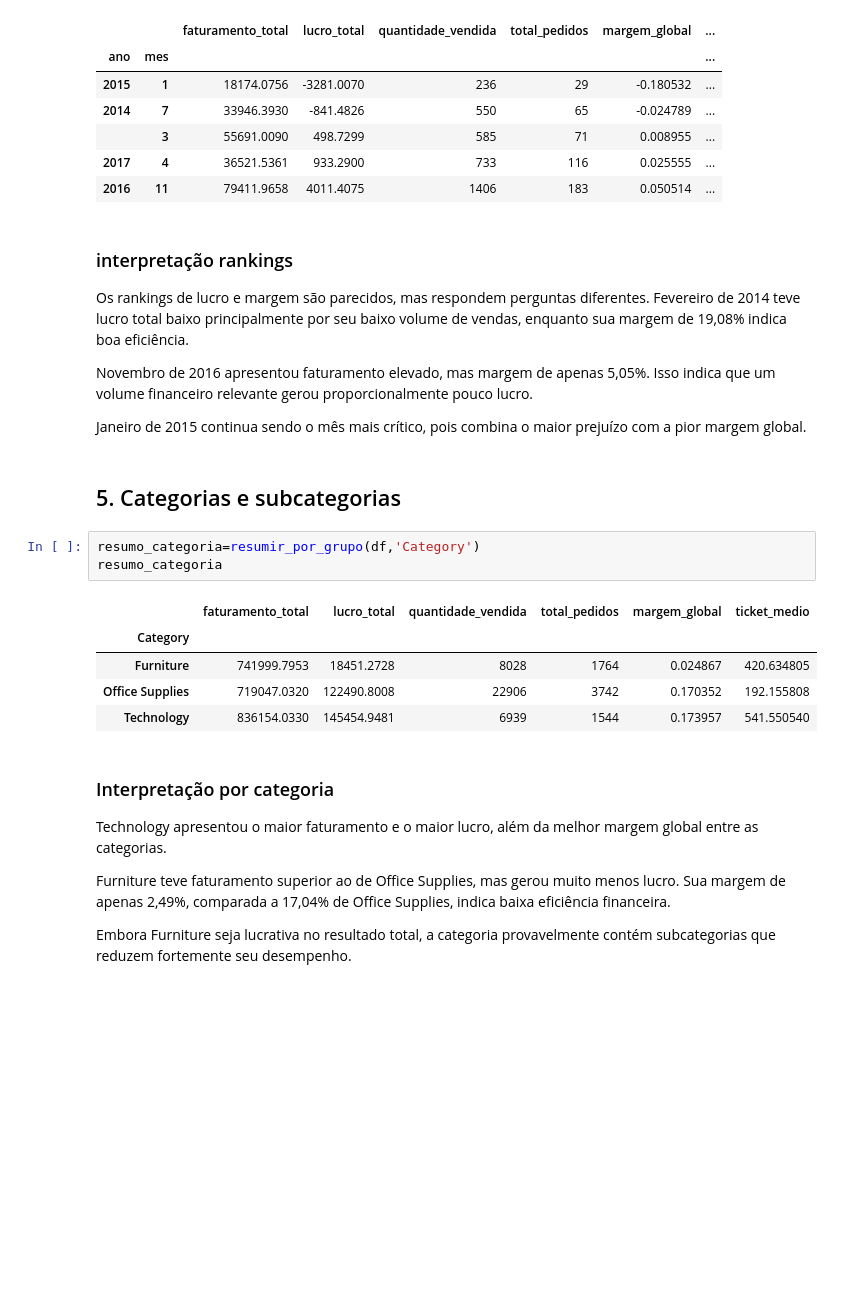
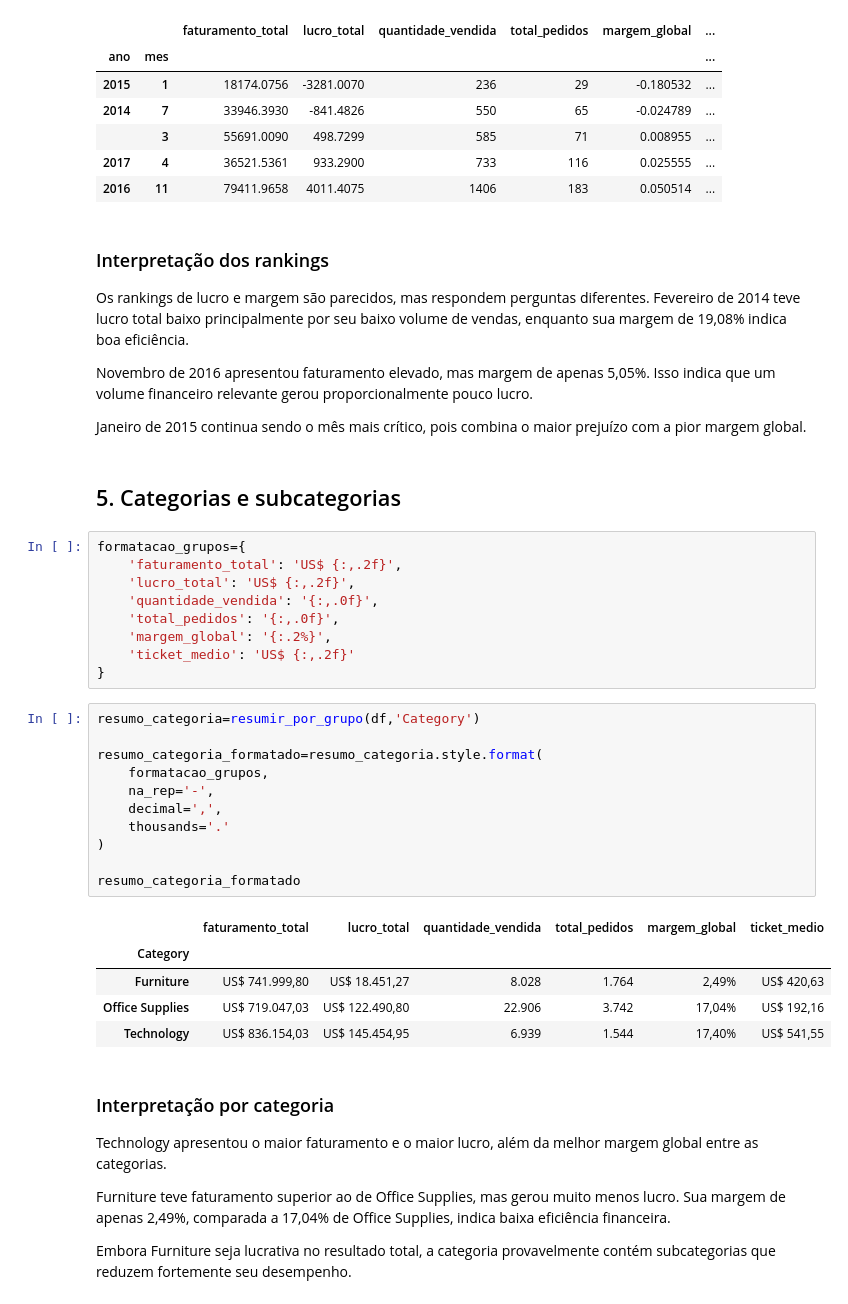
Before and after one commit to Mattanatecn/projetoanalisevendas-SAMPLE-SUPERSTORE, a Jupyter notebook: notebooks/analise_final.ipynb, the cells around one changed output. Drawn from its saved outputs; the diff is of its cells as text; blank space fills up the shorter version.

```diff
--- a/notebooks/analise_final.ipynb
+++ b/notebooks/analise_final.ipynb
@@ -393,7 +393,7 @@ ranking_margem_global.head()
 | 2017 | 4 | 36521.5361 | 933.2900 | 733 | 116 | 0.025555 | ... |
 | 2016 | 11 | 79411.9658 | 4011.4075 | 1406 | 183 | 0.050514 | ... |
 # %% [markdown]
-### interpretação rankings
+### Interpretação dos rankings
 
 Os rankings de lucro e margem são parecidos, mas respondem perguntas diferentes. Fevereiro de 2014 teve lucro total baixo principalmente por seu baixo volume de vendas, enquanto sua margem de 19,08% indica boa eficiência.
 
@@ -402,15 +402,32 @@ Novembro de 2016 apresentou faturamento elevado, mas margem de apenas 5,05%. Iss
 Janeiro de 2015 continua sendo o mês mais crítico, pois combina o maior prejuízo com a pior margem global.
 # %% [markdown]
 ## 5. Categorias e subcategorias
+# %%
+formatacao_grupos={
+    'faturamento_total': 'US$ {:,.2f}',
+    'lucro_total': 'US$ {:,.2f}',
+    'quantidade_vendida': '{:,.0f}',
+    'total_pedidos': '{:,.0f}',
+    'margem_global': '{:.2%}',
+    'ticket_medio': 'US$ {:,.2f}'
+}
 # %%
 resumo_categoria=resumir_por_grupo(df,'Category')
-resumo_categoria
+
+resumo_categoria_formatado=resumo_categoria.style.format(
+    formatacao_grupos,
+    na_rep='-',
+    decimal=',',
+    thousands='.'
+)
+
+resumo_categoria_formatado
 # %% [output]
 |  | faturamento_total | lucro_total | quantidade_vendida | total_pedidos | margem_global | ticket_medio |
 | Category |  |  |  |  |  |  |
-| Furniture | 741999.7953 | 18451.2728 | 8028 | 1764 | 0.024867 | 420.634805 |
-| Office Supplies | 719047.0320 | 122490.8008 | 22906 | 3742 | 0.170352 | 192.155808 |
-| Technology | 836154.0330 | 145454.9481 | 6939 | 1544 | 0.173957 | 541.550540 |
+| Furniture | US$ 741.999,80 | US$ 18.451,27 | 8.028 | 1.764 | 2,49% | US$ 420,63 |
+| Office Supplies | US$ 719.047,03 | US$ 122.490,80 | 22.906 | 3.742 | 17,04% | US$ 192,16 |
+| Technology | US$ 836.154,03 | US$ 145.454,95 | 6.939 | 1.544 | 17,40% | US$ 541,55 |
 # %% [markdown]
 ### Interpretação por categoria
 
```
Also changed, not shown: parts of 18 cells of this notebook.
